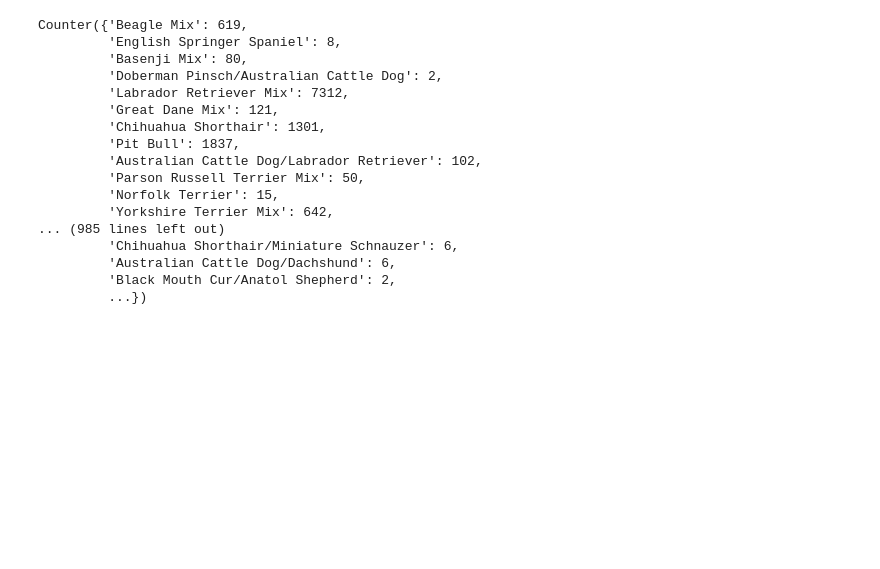
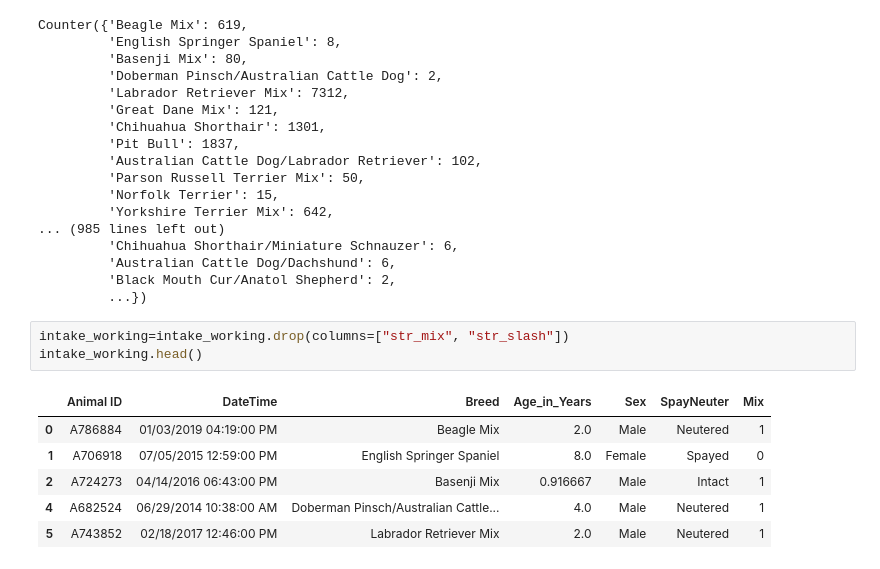
Before and after one commit to M-Outlaw/BootCamp-Mod-20-Animal_Shelter_Analysis, a Jupyter notebook: Final_Project-1_23.ipynb, the cells around one changed output. Saved outputs shown, nothing was run; the diff lists cells and outputs as text; blank space fills up the shorter version.

```diff
--- a/Final_Project-1_23.ipynb
+++ b/Final_Project-1_23.ipynb
@@ -199,3 +199,13 @@ Counter({'Beagle Mix': 619,
          'Australian Cattle Dog/Dachshund': 6,
          'Black Mouth Cur/Anatol Shepherd': 2,
          ...})
+# %%
+intake_working=intake_working.drop(columns=["str_mix", "str_slash"])
+intake_working.head()
+# %% [output]
+|  | Animal ID | DateTime | Breed | Age_in_Years | Sex | SpayNeuter | Mix |
+| 0 | A786884 | 01/03/2019 04:19:00 PM | Beagle Mix | 2.0 | Male | Neutered | 1 |
+| 1 | A706918 | 07/05/2015 12:59:00 PM | English Springer Spaniel | 8.0 | Female | Spayed | 0 |
+| 2 | A724273 | 04/14/2016 06:43:00 PM | Basenji Mix | 0.916667 | Male | Intact | 1 |
+| 4 | A682524 | 06/29/2014 10:38:00 AM | Doberman Pinsch/Australian Cattle... | 4.0 | Male | Neutered | 1 |
+| 5 | A743852 | 02/18/2017 12:46:00 PM | Labrador Retriever Mix | 2.0 | Male | Neutered | 1 |
```
